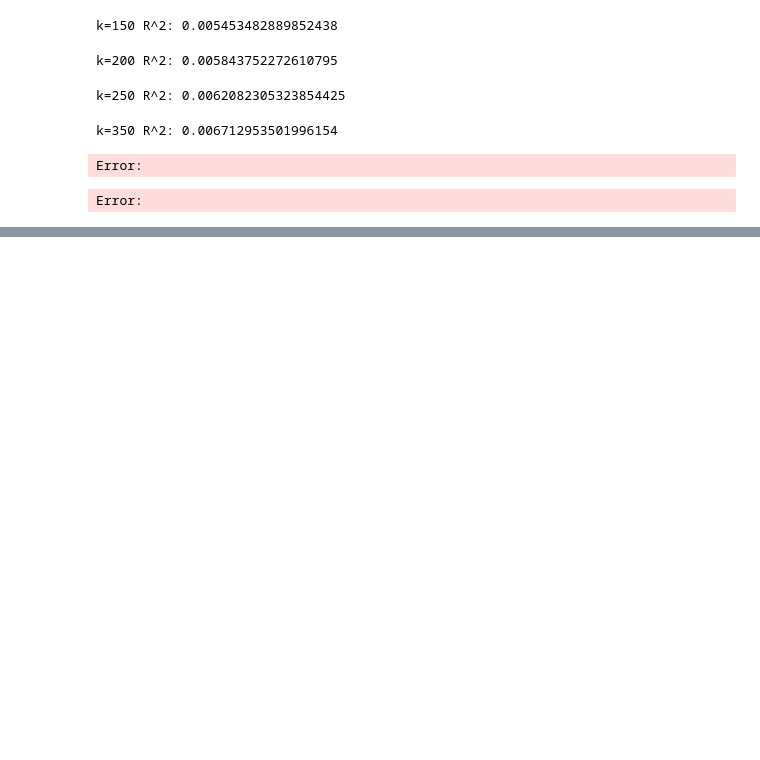
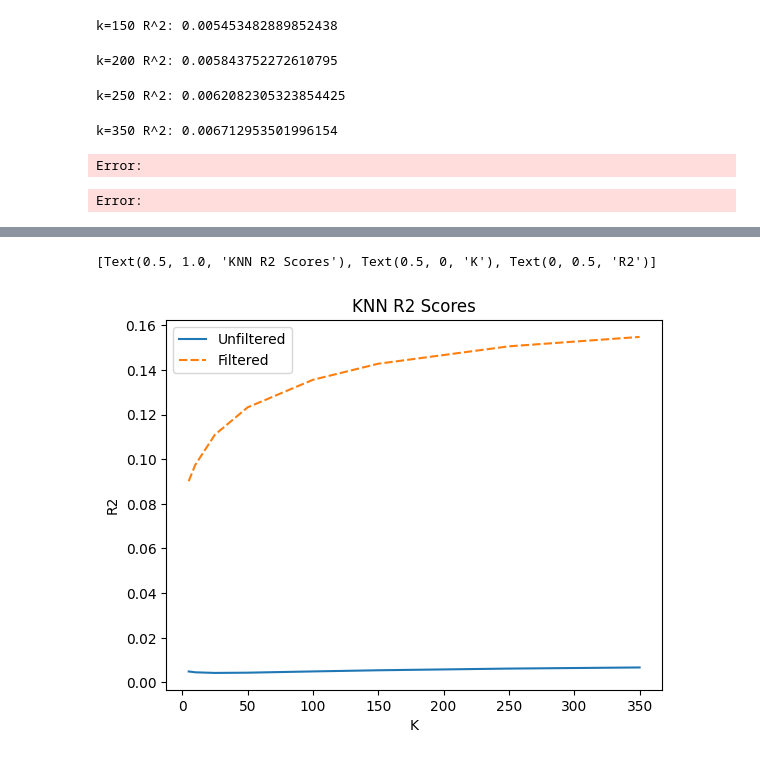
Before and after one commit to yorkwmsoe/csc6711-final-project, a Jupyter notebook: knn.ipynb, the cells around one changed output, grey strips where cells are left out. Cells and saved outputs as stored; diff of their text form; code cells hidden in the pictures; blank space fills up the shorter version.

```diff
--- a/knn.ipynb
+++ b/knn.ipynb
@@ -182,0 +216,5 @@ Error:
+# %%
+sns.lineplot({'Unfiltered':r2s, 'Filtered':filtered_r2s}).set(title='KNN R2 Scores', xlabel='K', ylabel='R2')
+# %% [output]
+[Text(0.5, 1.0, 'KNN R2 Scores'), Text(0.5, 0, 'K'), Text(0, 0.5, 'R2')]
+[figure, added]
```
Also changed, not shown: parts of 6 cells of this notebook, 1 other file.
